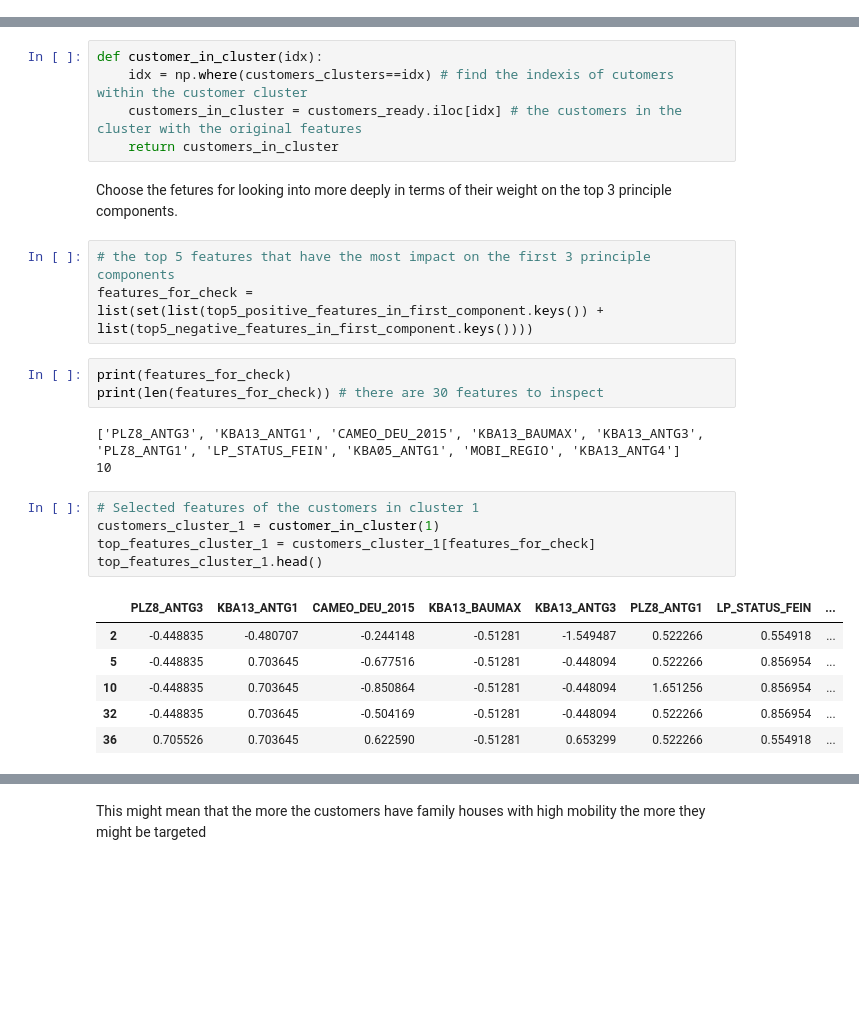
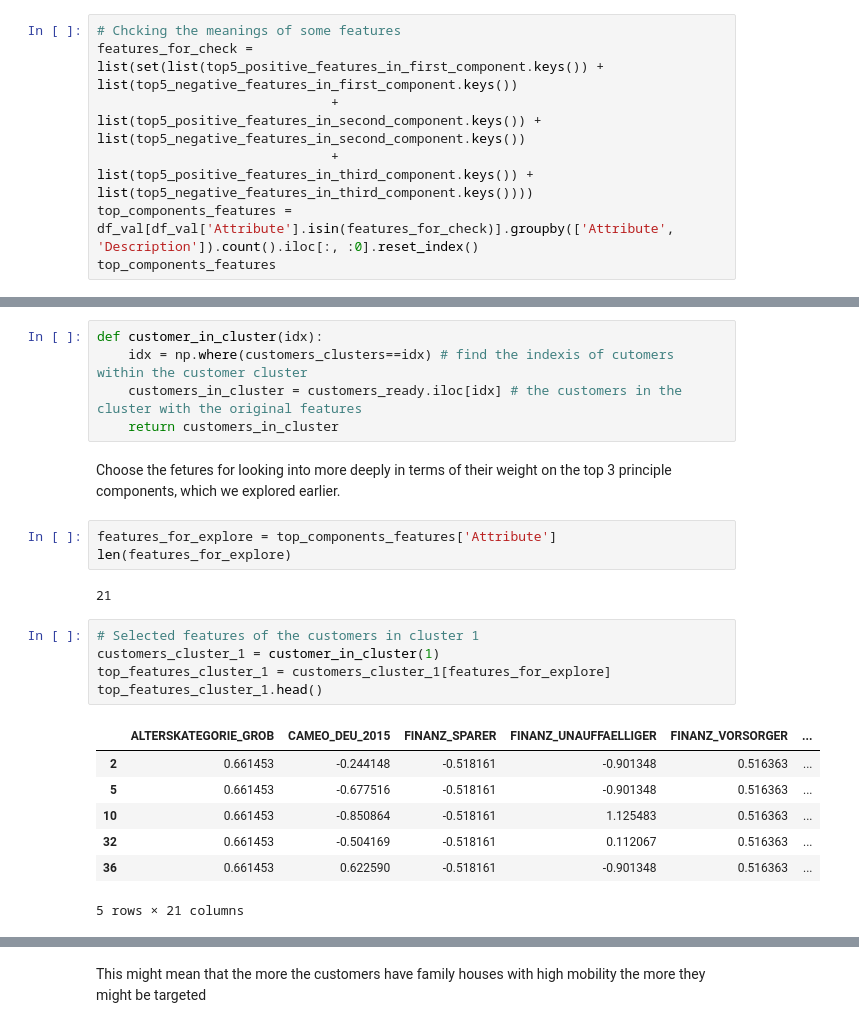
Before and after one commit to Ailihamu/Capstone-Arvato-Project, a Jupyter notebook: Arvato Project Workbook.ipynb, the cells around one changed output, grey strips where cells are left out. Saved outputs shown, nothing was run; the diff lists cells and outputs as text; blank space fills up the shorter version.

```diff
--- a/Arvato Project Workbook.ipynb
+++ b/Arvato Project Workbook.ipynb
@@ -645,3 +645,10 @@ top5_negative_features_in_third_component # the top 5 features with negative wei
  'CJT_TYP_4': -0.1869486997852047,
  'ALTERSKATEGORIE_GROB': -0.18489438168437258,
  'CJT_TYP_3': -0.1833209928933272}
+# %%
+# Chcking the meanings of some features
+features_for_check = list(set(list(top5_positive_features_in_first_component.keys()) + list(top5_negative_features_in_first_component.keys())
+                              + list(top5_positive_features_in_second_component.keys()) + list(top5_negative_features_in_second_component.keys())
+                              + list(top5_positive_features_in_third_component.keys()) + list(top5_negative_features_in_third_component.keys())))
+top_components_features = df_val[df_val['Attribute'].isin(features_for_check)].groupby(['Attribute', 'Description']).count().iloc[:, :0].reset_index()
+top_components_features
@@ -775,28 +800,25 @@ def customer_in_cluster(idx):
     customers_in_cluster = customers_ready.iloc[idx] # the customers in the cluster with the original features
     return customers_in_cluster
 # %% [markdown]
-Choose the fetures for looking into more deeply in terms of their weight on the top 3 principle components.
+Choose the fetures for looking into more deeply in terms of their weight on the top 3 principle components, which we explored earlier.
-# %%
-# the top 5 features that have the most impact on the first 3 principle components
-features_for_check = list(set(list(top5_positive_features_in_first_component.keys()) + list(top5_negative_features_in_first_component.keys())))
-# %%
-print(features_for_check)
-print(len(features_for_check)) # there are 30 features to inspect
-# %% [output]
-['PLZ8_ANTG3', 'KBA13_ANTG1', 'CAMEO_DEU_2015', 'KBA13_BAUMAX', 'KBA13_ANTG3', 'PLZ8_ANTG1', 'LP_STATUS_FEIN', 'KBA05_ANTG1', 'MOBI_REGIO', 'KBA13_ANTG4']
-10
+# %%
+features_for_explore = top_components_features['Attribute']
+len(features_for_explore)
+# %% [output]
+21
 # %%
 # Selected features of the customers in cluster 1
 customers_cluster_1 = customer_in_cluster(1)
-top_features_cluster_1 = customers_cluster_1[features_for_check]
+top_features_cluster_1 = customers_cluster_1[features_for_explore]
 top_features_cluster_1.head()
 # %% [output]
-|  | PLZ8_ANTG3 | KBA13_ANTG1 | CAMEO_DEU_2015 | KBA13_BAUMAX | KBA13_ANTG3 | PLZ8_ANTG1 | LP_STATUS_FEIN | ... |
-| 2 | -0.448835 | -0.480707 | -0.244148 | -0.51281 | -1.549487 | 0.522266 | 0.554918 | ... |
-| 5 | -0.448835 | 0.703645 | -0.677516 | -0.51281 | -0.448094 | 0.522266 | 0.856954 | ... |
-| 10 | -0.448835 | 0.703645 | -0.850864 | -0.51281 | -0.448094 | 1.651256 | 0.856954 | ... |
-| 32 | -0.448835 | 0.703645 | -0.504169 | -0.51281 | -0.448094 | 0.522266 | 0.856954 | ... |
-| 36 | 0.705526 | 0.703645 | 0.622590 | -0.51281 | 0.653299 | 0.522266 | 0.554918 | ... |
+|  | ALTERSKATEGORIE_GROB | CAMEO_DEU_2015 | FINANZ_SPARER | FINANZ_UNAUFFAELLIGER | FINANZ_VORSORGER | ... |
+| 2 | 0.661453 | -0.244148 | -0.518161 | -0.901348 | 0.516363 | ... |
+| 5 | 0.661453 | -0.677516 | -0.518161 | -0.901348 | 0.516363 | ... |
+| 10 | 0.661453 | -0.850864 | -0.518161 | 1.125483 | 0.516363 | ... |
+| 32 | 0.661453 | -0.504169 | -0.518161 | 0.112067 | 0.516363 | ... |
+| 36 | 0.661453 | 0.622590 | -0.518161 | -0.901348 | 0.516363 | ... |
+5 rows × 21 columns
 # %%
 # Selected features of the customers in cluster 0
 customers_cluster_0 = customer_in_cluster(0)
```
Also changed, not shown: parts of 5 cells of this notebook.
